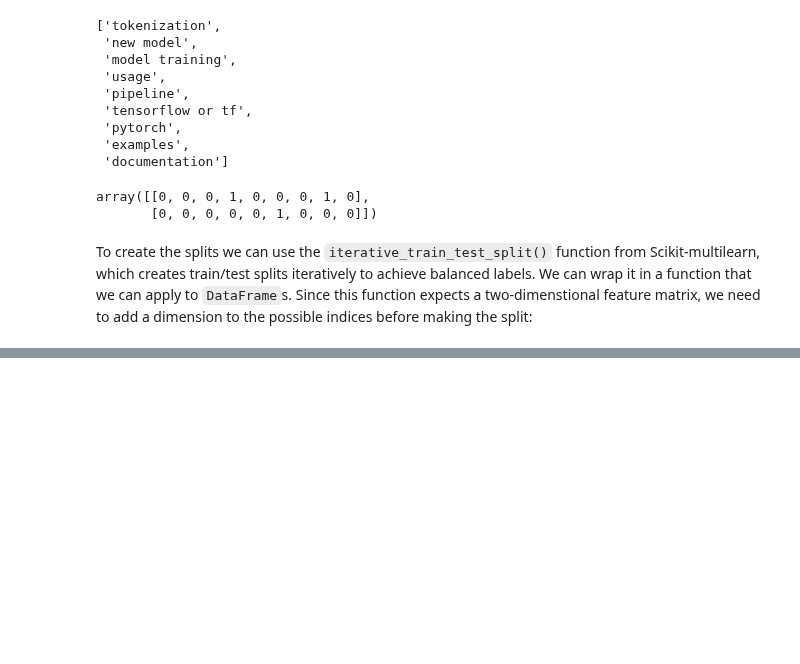
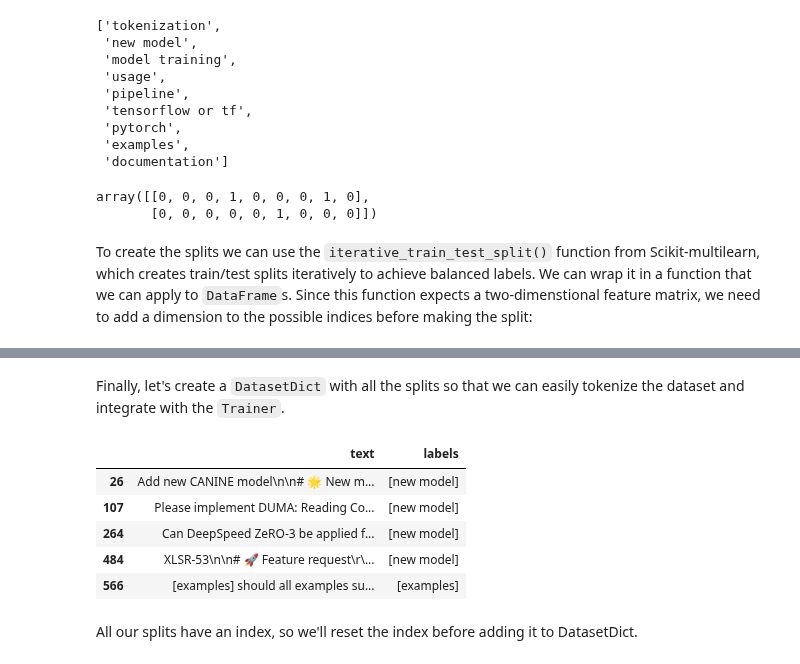
Before and after one commit to JpChii/nlp-with-hugging-face, a Jupyter notebook: notebooks/9-dealing-with-few-to-no-labels.ipynb, the cells around one changed output, grey strips where cells are left out. Drawn from its saved outputs; the diff is of its cells as text; code cells hidden in the pictures; blank space fills up the shorter version.

```diff
--- a/notebooks/9-dealing-with-few-to-no-labels.ipynb
+++ b/notebooks/9-dealing-with-few-to-no-labels.ipynb
@@ -385,7 +385,9 @@ from skmultilearn.model_selection import iterative_train_test_split
 def balanced_split(df, test_size=0.5):
     ind = np.expand_dims(np.arange(len(df)), axis=1)
     labels = mlb.transform(df["labels"])
-    ind_train, _, ind_test, _= iterative_train_test_split(
-        ind, labels, test_size
+    ind_train, _, ind_test, _ = iterative_train_test_split(
+        ind,
+        labels,
+        test_size,
     )
-    return df.iloc[ind_train[:, 0], df.iloc[ind_test[:, 0]]]
+    return df.iloc[ind_train[:, 0]], df.iloc[ind_test[:,0]]
@@ -400,0 +411,21 @@ array([[   0],
+# %%
+np.random.seed(0)
+df_train, df_tmp = balanced_split(
+    df_sup, test_size=0.5
+)
+df_valid, df_test = balanced_split(
+    df_tmp, test_size=0.5
+)
+# %% [markdown]
+Finally, let's create a `DatasetDict` with all the splits so that we can easily tokenize the dataset and integrate with the `Trainer`.
+# %%
+df_train.head()
+# %% [output]
+|  | text | labels |
+| 26 | Add new CANINE model\n\n# 🌟 New m... | [new model] |
+| 107 | Please implement DUMA: Reading Co... | [new model] |
+| 264 | Can DeepSpeed ZeRO-3 be applied f... | [new model] |
+| 484 | XLSR-53\n\n# 🚀 Feature request\r\... | [new model] |
+| 566 | [examples] should all examples su... | [examples] |
+# %% [markdown]
+All our splits have an index, so we'll reset the index before adding it to DatasetDict.
```
Also changed, not shown: parts of 27 cells of this notebook, 1 other file.
